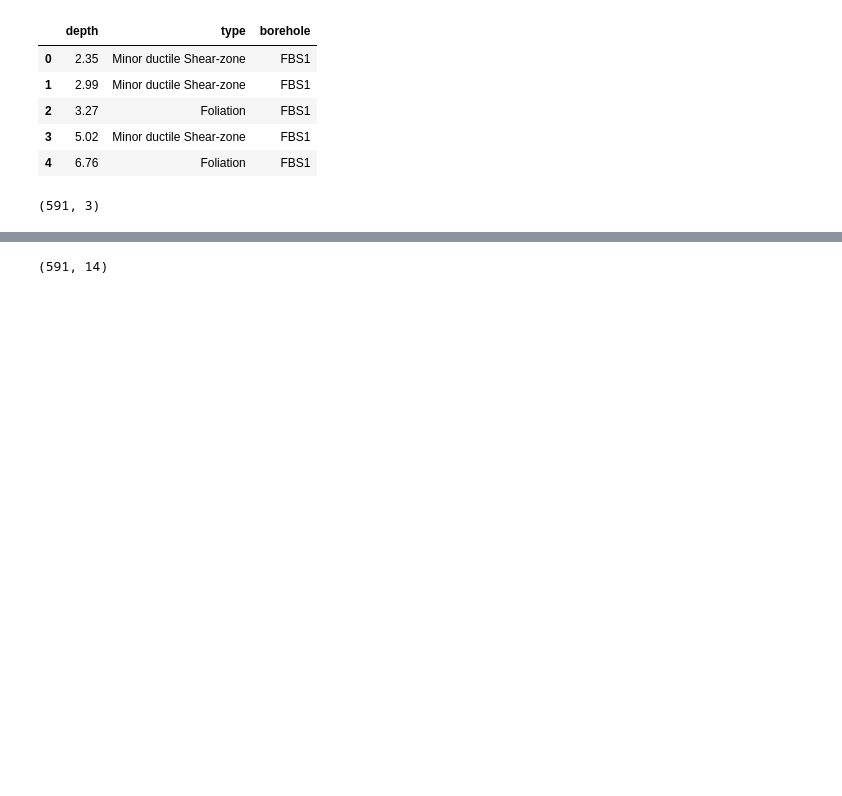
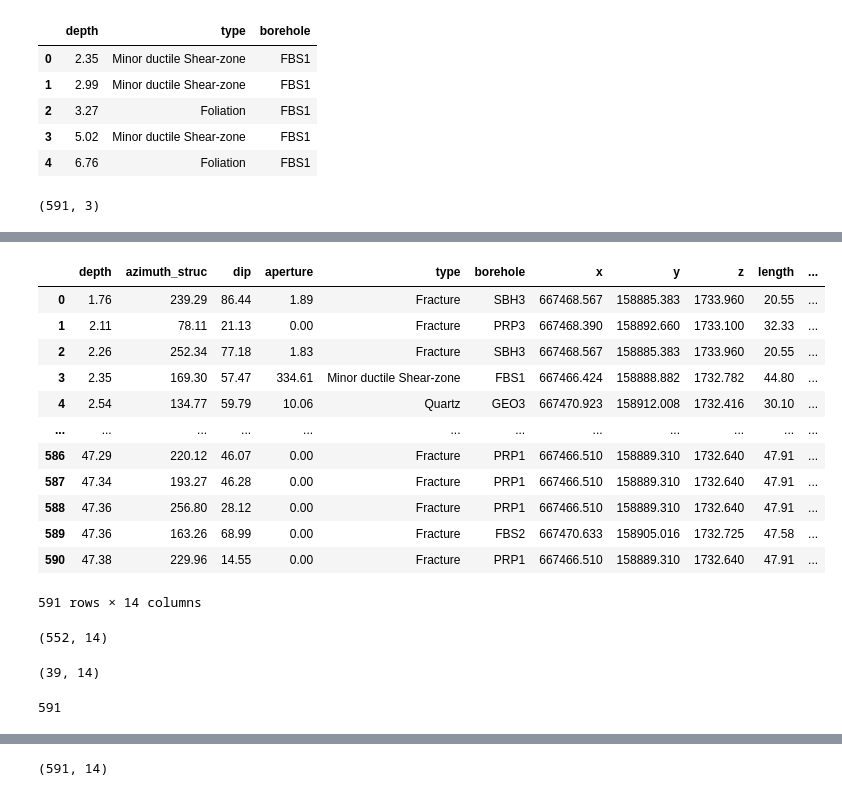
Before and after one commit to zhang-cugb/mastersproject, a Jupyter notebook: src/mastersproject/GTS/Method prototypes/filter uncertain data.ipynb, the cells around one changed output, grey strips where cells are left out. Drawn from its saved outputs; the diff is of its cells as text; code cells hidden in the pictures; blank space fills up the shorter version.

```diff
--- a/src/mastersproject/GTS/Method prototypes/filter uncertain data.ipynb
+++ b/src/mastersproject/GTS/Method prototypes/filter uncertain data.ipynb
@@ -63,0 +115,31 @@ df_filtered[df_filtered['borehole'] == 'PRP3']
+# %%
+
+structures = _characterize_shearzones()
+
+structures
+# %% [output]
+|  | depth | azimuth_struc | dip | aperture | type | borehole | x | y | z | length | ... |
+| 0 | 1.76 | 239.29 | 86.44 | 1.89 | Fracture | SBH3 | 667468.567 | 158885.383 | 1733.960 | 20.55 | ... |
+| 1 | 2.11 | 78.11 | 21.13 | 0.00 | Fracture | PRP3 | 667468.390 | 158892.660 | 1733.100 | 32.33 | ... |
+| 2 | 2.26 | 252.34 | 77.18 | 1.83 | Fracture | SBH3 | 667468.567 | 158885.383 | 1733.960 | 20.55 | ... |
+| 3 | 2.35 | 169.30 | 57.47 | 334.61 | Minor ductile Shear-zone | FBS1 | 667466.424 | 158888.882 | 1732.782 | 44.80 | ... |
+| 4 | 2.54 | 134.77 | 59.79 | 10.06 | Quartz | GEO3 | 667470.923 | 158912.008 | 1732.416 | 30.10 | ... |
+| ... | ... | ... | ... | ... | ... | ... | ... | ... | ... | ... | ... |
+| 586 | 47.29 | 220.12 | 46.07 | 0.00 | Fracture | PRP1 | 667466.510 | 158889.310 | 1732.640 | 47.91 | ... |
+| 587 | 47.34 | 193.27 | 46.28 | 0.00 | Fracture | PRP1 | 667466.510 | 158889.310 | 1732.640 | 47.91 | ... |
+| 588 | 47.36 | 256.80 | 28.12 | 0.00 | Fracture | PRP1 | 667466.510 | 158889.310 | 1732.640 | 47.91 | ... |
+| 589 | 47.36 | 163.26 | 68.99 | 0.00 | Fracture | FBS2 | 667470.633 | 158905.016 | 1732.725 | 47.58 | ... |
+| 590 | 47.38 | 229.96 | 14.55 | 0.00 | Fracture | PRP1 | 667466.510 | 158889.310 | 1732.640 | 47.91 | ... |
+591 rows × 14 columns
+# %%
+structures[structures.shearzone.isna()].shape
+# %% [output]
+(552, 14)
+# %%
+structures[structures.shearzone.notna()].shape
+# %% [output]
+(39, 14)
+# %%
+552+39
+# %% [output]
+591
```
Also changed, not shown: parts of 9 cells of this notebook, 1 other file.
